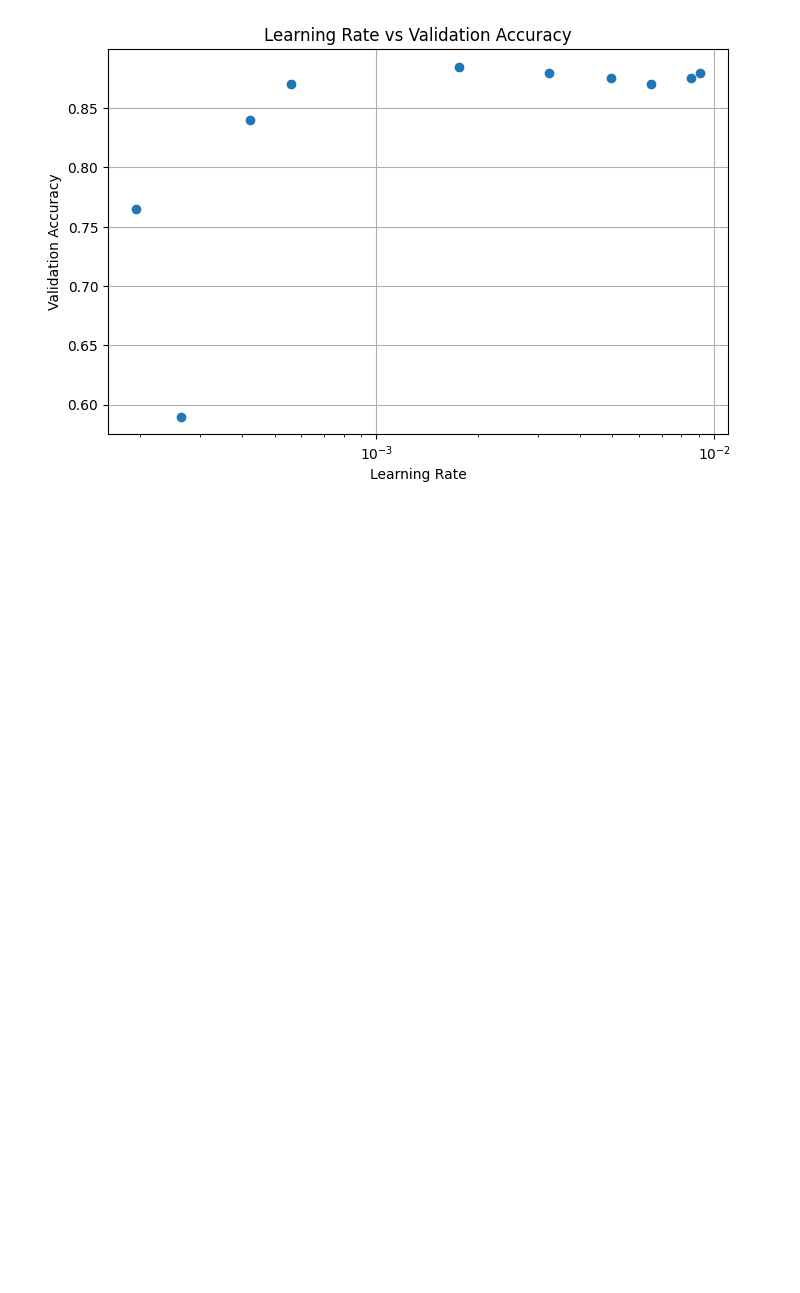
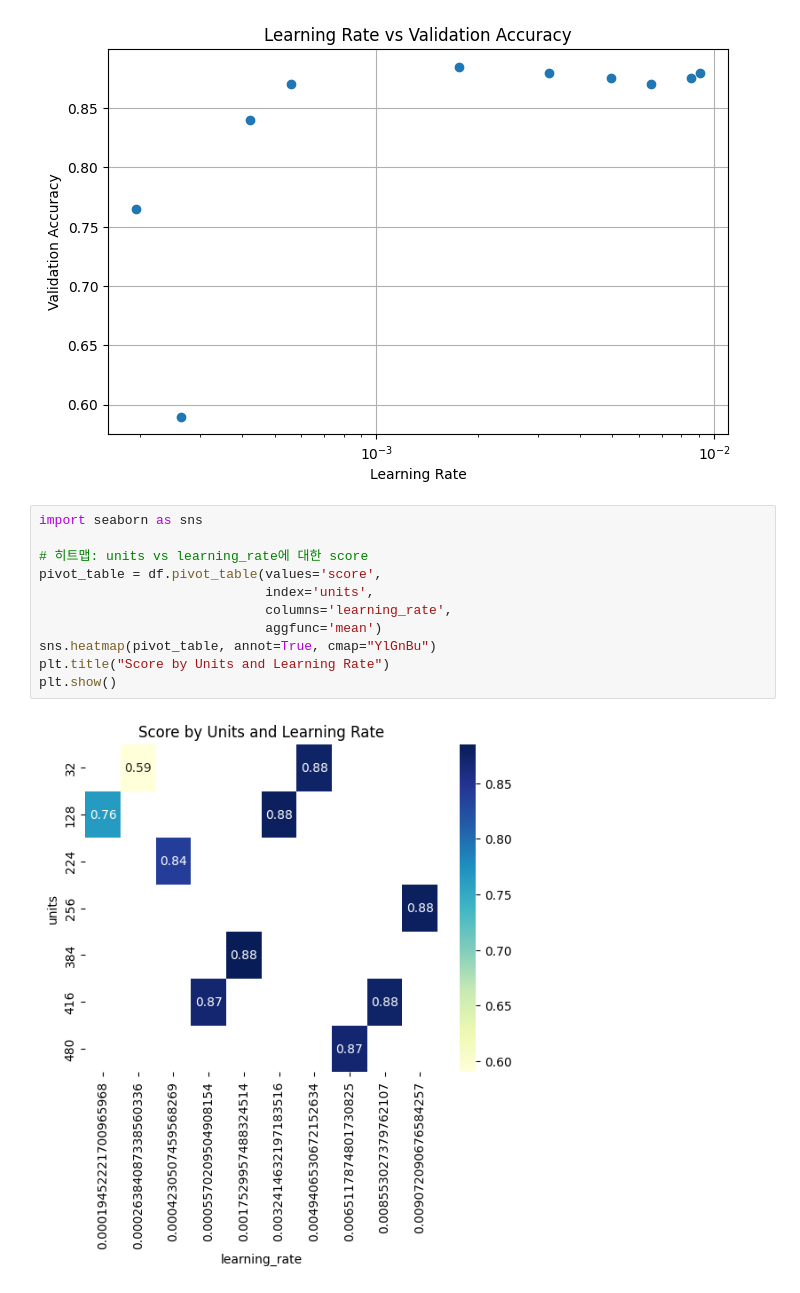
Before and after one commit to jihyeon26/neural_network_basic, a Jupyter notebook: neural_networks_ibm/part3/3.5.1. custom_training_loops.ipynb, the cells around one changed output. Cells and saved outputs as stored; diff of their text form; blank space fills up the shorter version.

```diff
--- a/neural_networks_ibm/part3/3.5.1. custom_training_loops.ipynb
+++ b/neural_networks_ibm/part3/3.5.1. custom_training_loops.ipynb
@@ -569,3 +569,16 @@ plt.grid(True)
 plt.show()
 # %% [output]
 [figure]
+# %%
+import seaborn as sns
+
+# 히트맵: units vs learning_rate에 대한 score
+pivot_table = df.pivot_table(values='score',
+                             index='units',
+                             columns='learning_rate',
+                             aggfunc='mean')
+sns.heatmap(pivot_table, annot=True, cmap="YlGnBu")
+plt.title("Score by Units and Learning Rate")
+plt.show()
+# %% [output]
+[figure, added]
```
Also changed, not shown: parts of 1 cell of this notebook.
